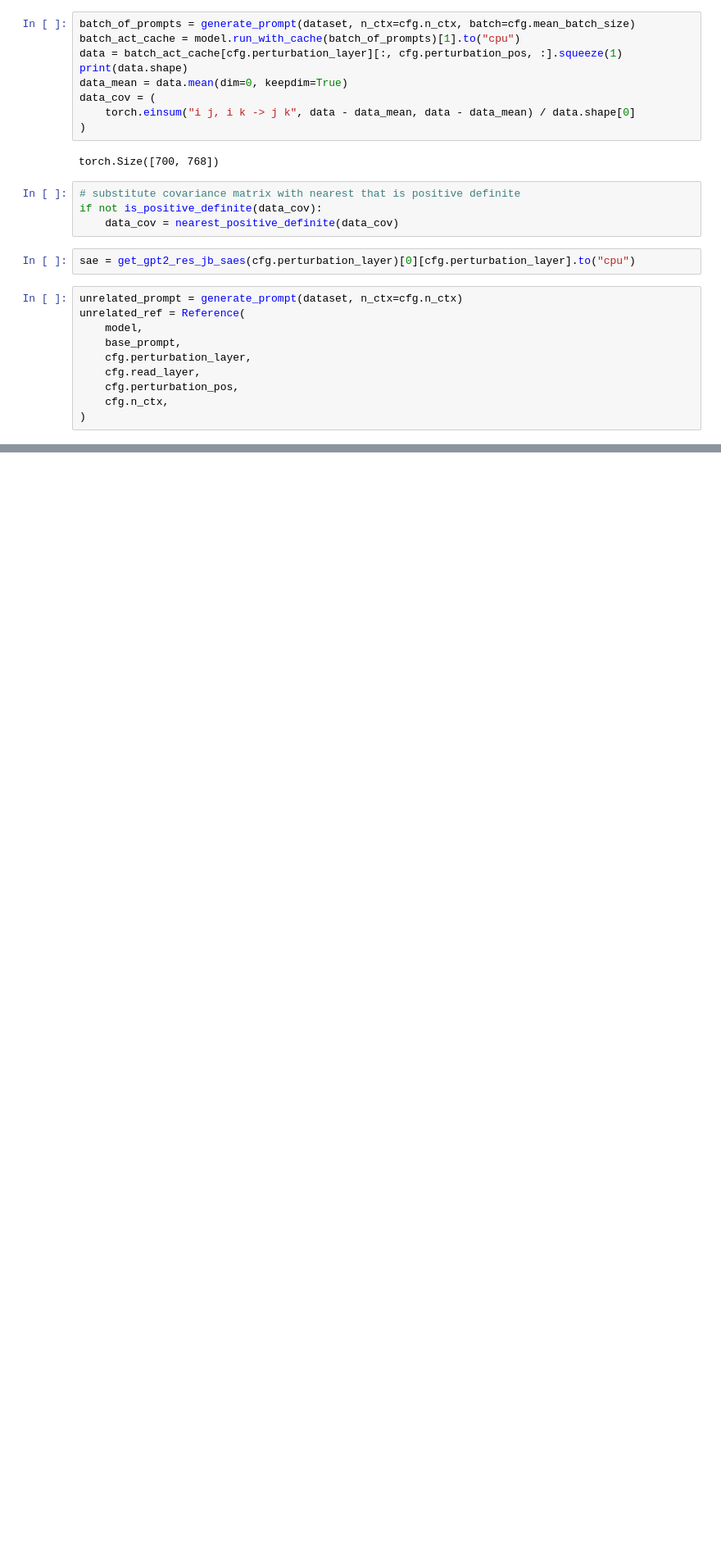
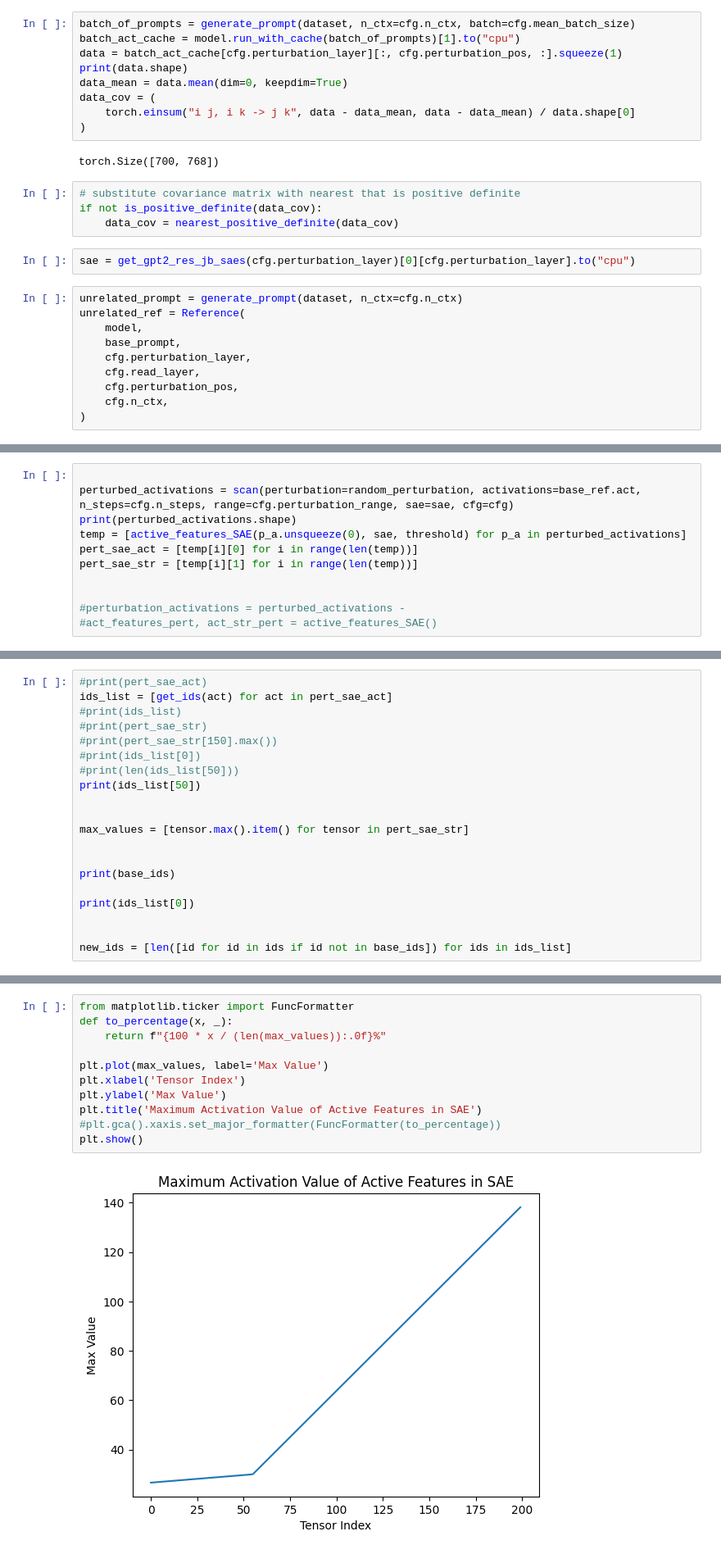
Before and after one commit to jettjaniak/teren, a Jupyter notebook: notebooks/stefan_experiment.ipynb, the cells around one changed output, grey strips where cells are left out. Shown at 82% size. Saved outputs shown, nothing was run; the diff lists cells and outputs as text; blank space fills up the shorter version.

```diff
--- a/notebooks/stefan_experiment.ipynb
+++ b/notebooks/stefan_experiment.ipynb
@@ -202,0 +205,11 @@ plt.show()
+# %%
+
+perturbed_activations = scan(perturbation=random_perturbation, activations=base_ref.act, n_steps=cfg.n_steps, range=cfg.perturbation_range, sae=sae, cfg=cfg)
+print(perturbed_activations.shape)
+temp = [active_features_SAE(p_a.unsqueeze(0), sae, threshold) for p_a in perturbed_activations]
+pert_sae_act = [temp[i][0] for i in range(len(temp))]
+pert_sae_str = [temp[i][1] for i in range(len(temp))]
+
+
+#perturbation_activations = perturbed_activations -
+#act_features_pert, act_str_pert = active_features_SAE()
@@ -202,0 +219,20 @@ plt.show()
+# %%
+#print(pert_sae_act)
+ids_list = [get_ids(act) for act in pert_sae_act]
+#print(ids_list)
+#print(pert_sae_str)
+#print(pert_sae_str[150].max())
+#print(ids_list[0])
+#print(len(ids_list[50]))
+print(ids_list[50])
+
+
+max_values = [tensor.max().item() for tensor in pert_sae_str]
+
+
+print(base_ids)
+
+print(ids_list[0])
+
+
+new_ids = [len([id for id in ids if id not in base_ids]) for ids in ids_list]
@@ -202,0 +257,13 @@ plt.show()
+# %%
+from matplotlib.ticker import FuncFormatter
+def to_percentage(x, _):
+    return f"{100 * x / (len(max_values)):.0f}%"
+
+plt.plot(max_values, label='Max Value')
+plt.xlabel('Tensor Index')
+plt.ylabel('Max Value')
+plt.title('Maximum Activation Value of Active Features in SAE')
+#plt.gca().xaxis.set_major_formatter(FuncFormatter(to_percentage))
+plt.show()
+# %% [output]
+[figure, added]
```
Also changed, not shown: parts of 12 cells of this notebook, 2 other files.
